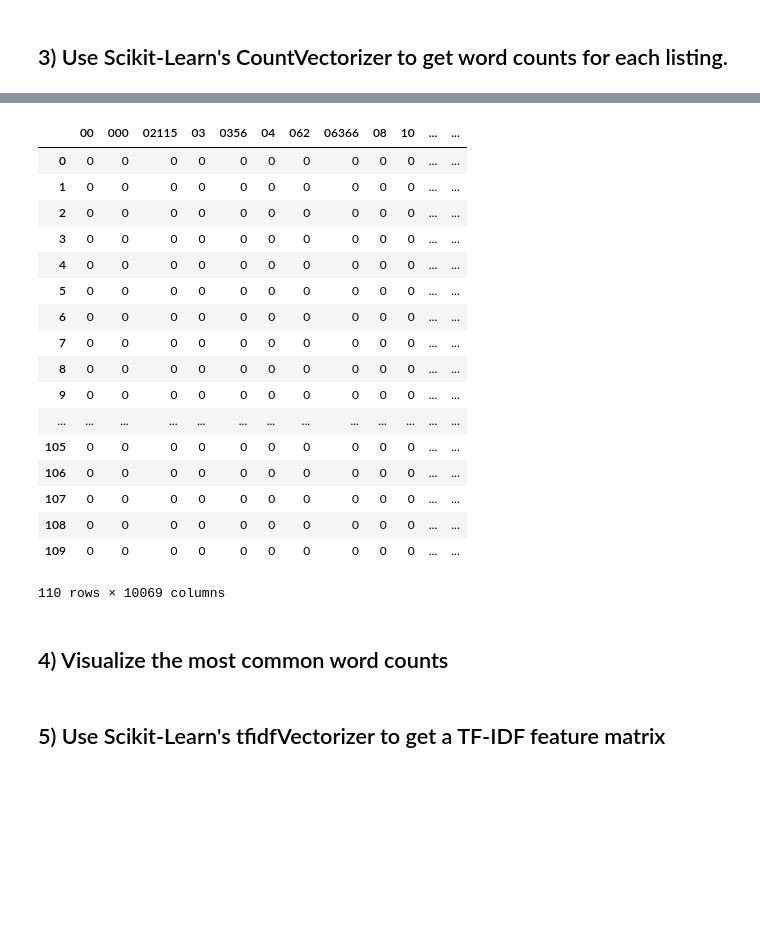
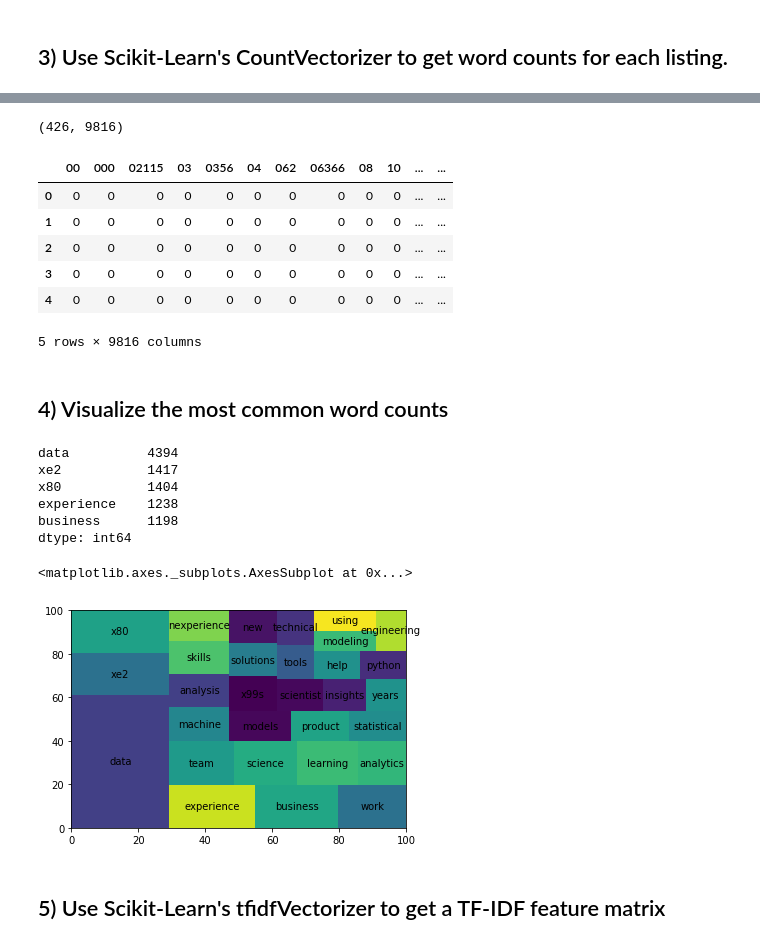
Before and after one commit to mvkumar14/DS-Unit-4-Sprint-1-NLP, a Jupyter notebook: module2-vector-representations/LS_DS_412_Vector_Representations_Assignment.ipynb, the cells around one changed output, grey strips where cells are left out. Drawn from its saved outputs; the diff is of its cells as text; code cells hidden in the pictures; blank space fills up the shorter version.

```diff
--- a/module2-vector-representations/LS_DS_412_Vector_Representations_Assignment.ipynb
+++ b/module2-vector-representations/LS_DS_412_Vector_Representations_Assignment.ipynb
@@ -134,6 +132,8 @@ token_jobs.head()
 | 2 | 2 | Data Scientist - Entry Level | [b'As, a, Data, Scientist, you, w... |
 | 3 | 3 | Data Scientist | [b'$4,969, -, $6,756, a, monthCon... |
 | 4 | 4 | Data Scientist | [b'Location:, USA, \xe2\x80\x93, ... |
+# %%
+token_jobs['token_str'] = token_jobs['tokens'].apply(str)
 # %% [markdown]
 ## 3) Use Scikit-Learn's CountVectorizer to get word counts for each listing.
 # %%
@@ -149,6 +149,7 @@ for i in tokens:
         all_tokens.append(token)
 
 vect.fit(all_tokens)
+vect.fit(token_jobs['token_str'])
 # %% [output]
 CountVectorizer(analyzer='word', binary=False, decode_error='strict',
         dtype=<class 'numpy.int64'>, encoding='utf-8', input='content',
@@ -158,0 +180,3 @@ CountVectorizer(analyzer='word', binary=False, decode_error='strict',
+# %%
+dtm = vect.transform(token_jobs['token_str'])
+dtm
@@ -190,24 +226,15 @@ count_df.head()
 # %%
-dtm = pd.DataFrame(count_df['count_vector'][0].todense(),columns=vect.get_feature_names())
-dtm
+dtm_f = pd.DataFrame(dtm.todense(),columns=vect.get_feature_names())
+print(dtm_f.shape)
+dtm_f.head()
 # %% [output]
+(426, 9816)
 |  | 00 | 000 | 02115 | 03 | 0356 | 04 | 062 | 06366 | 08 | 10 | ... | ... |
 | 0 | 0 | 0 | 0 | 0 | 0 | 0 | 0 | 0 | 0 | 0 | ... | ... |
 | 1 | 0 | 0 | 0 | 0 | 0 | 0 | 0 | 0 | 0 | 0 | ... | ... |
 | 2 | 0 | 0 | 0 | 0 | 0 | 0 | 0 | 0 | 0 | 0 | ... | ... |
 | 3 | 0 | 0 | 0 | 0 | 0 | 0 | 0 | 0 | 0 | 0 | ... | ... |
 | 4 | 0 | 0 | 0 | 0 | 0 | 0 | 0 | 0 | 0 | 0 | ... | ... |
-| 5 | 0 | 0 | 0 | 0 | 0 | 0 | 0 | 0 | 0 | 0 | ... | ... |
-| 6 | 0 | 0 | 0 | 0 | 0 | 0 | 0 | 0 | 0 | 0 | ... | ... |
-| 7 | 0 | 0 | 0 | 0 | 0 | 0 | 0 | 0 | 0 | 0 | ... | ... |
-| 8 | 0 | 0 | 0 | 0 | 0 | 0 | 0 | 0 | 0 | 0 | ... | ... |
-| 9 | 0 | 0 | 0 | 0 | 0 | 0 | 0 | 0 | 0 | 0 | ... | ... |
-| ... | ... | ... | ... | ... | ... | ... | ... | ... | ... | ... | ... | ... |
-| 105 | 0 | 0 | 0 | 0 | 0 | 0 | 0 | 0 | 0 | 0 | ... | ... |
-| 106 | 0 | 0 | 0 | 0 | 0 | 0 | 0 | 0 | 0 | 0 | ... | ... |
-| 107 | 0 | 0 | 0 | 0 | 0 | 0 | 0 | 0 | 0 | 0 | ... | ... |
-| 108 | 0 | 0 | 0 | 0 | 0 | 0 | 0 | 0 | 0 | 0 | ... | ... |
-| 109 | 0 | 0 | 0 | 0 | 0 | 0 | 0 | 0 | 0 | 0 | ... | ... |
-110 rows × 10069 columns
+5 rows × 9816 columns
 # %% [markdown]
 ## 4) Visualize the most common word counts
@@ -217,2 +241,23 @@ raise Exception("\nThis task is not complete. \nReplace this line with your code
+# %%
+word_counts = dtm_f.sum().sort_values(ascending=False)
+word_counts.head()
+# %% [output]
+data          4394
+xe2           1417
+x80           1404
+experience    1238
+business      1198
+dtype: int64
+# %%
+import squarify
+import matplotlib.pyplot as plt
+
+wc_pct = word_counts/word_counts.sum()
+
+size = 30
+squarify.plot(sizes=wc_pct[:size], label=wc_pct.keys()[:size])
+# %% [output]
+<matplotlib.axes._subplots.AxesSubplot at 0x...>
+[figure, added]
 # %% [markdown]
 ## 5) Use Scikit-Learn's tfidfVectorizer to get a TF-IDF feature matrix
```
Also changed, not shown: parts of 18 cells of this notebook, 1 other file.
